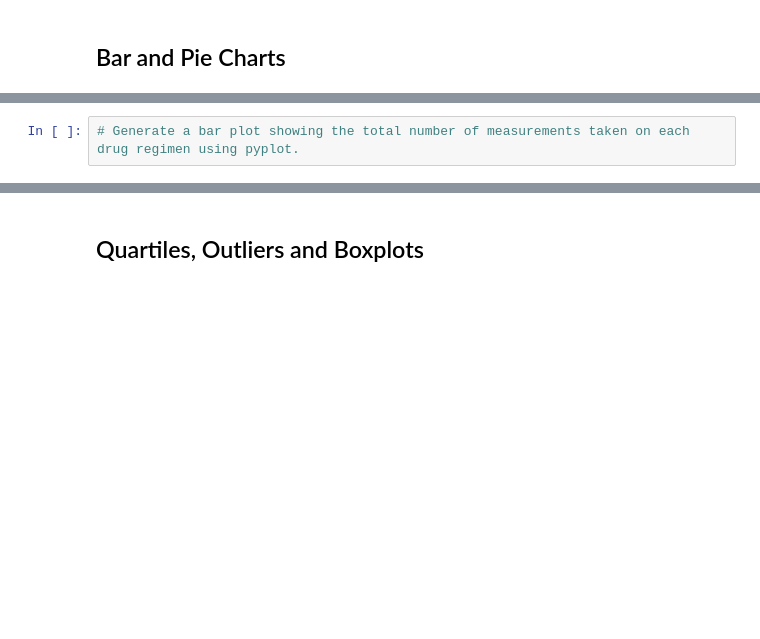
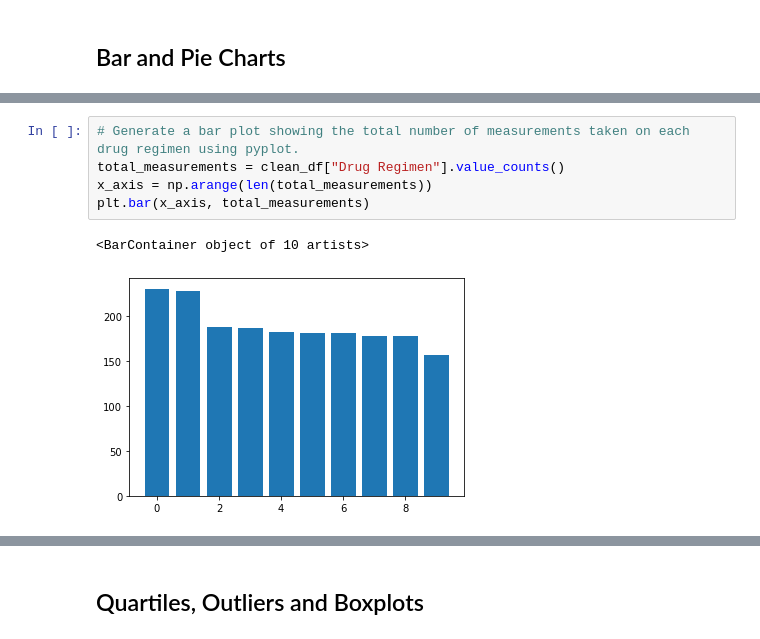
Before and after one commit to sdfeinsilver/MatPlotLib_Challenge, a Jupyter notebook: Pymaceuticals/pymaceuticals_starter.ipynb, the cells around one changed output, grey strips where cells are left out. Drawn from its saved outputs; the diff is of its cells as text; blank space fills up the shorter version.

```diff
--- a/Pymaceuticals/pymaceuticals_starter.ipynb
+++ b/Pymaceuticals/pymaceuticals_starter.ipynb
@@ -121,4 +126,10 @@ summary_df_2
 # %%
 # Generate a bar plot showing the total number of measurements taken on each drug regimen using pyplot.
+total_measurements = clean_df["Drug Regimen"].value_counts()
+x_axis = np.arange(len(total_measurements))
+plt.bar(x_axis, total_measurements)
+# %% [output]
+<BarContainer object of 10 artists>
+[figure, added]
 # %%
 # Generate a pie plot showing the distribution of female versus male mice using pandas
```
Also changed, not shown: parts of 3 cells of this notebook.
